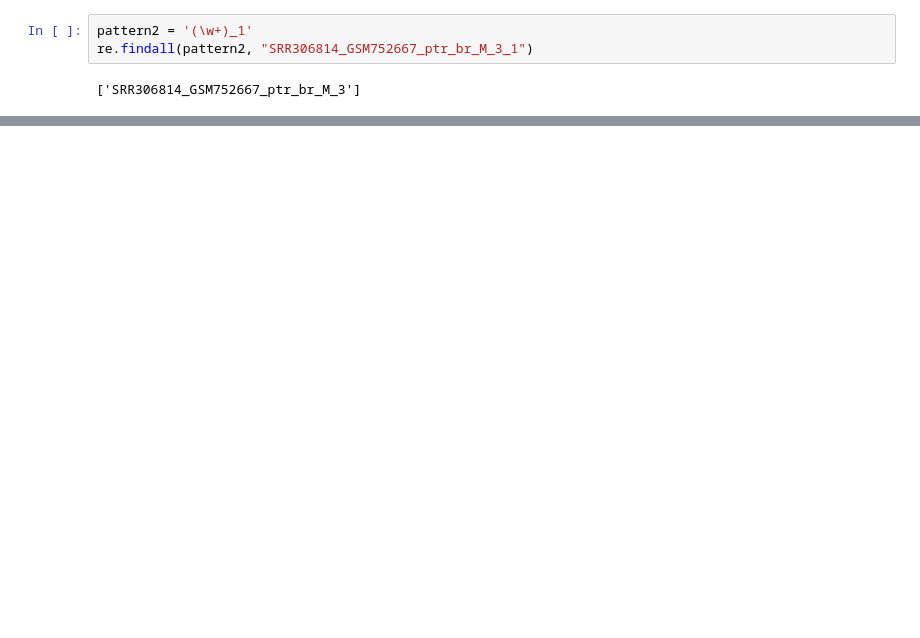
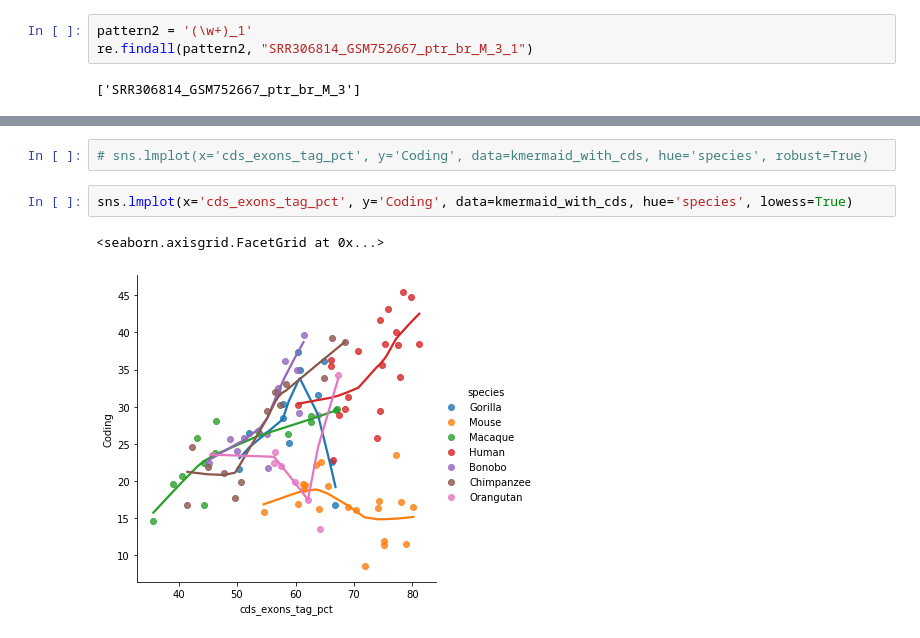
Before and after one commit to czbiohub/kh-analysis, a Jupyter notebook: notebooks/405_compare_extract_coding_to_rseq.ipynb, the cells around one changed output, grey strips where cells are left out. Cells and saved outputs as stored; diff of their text form; blank space fills up the shorter version.

Commit message:
Update comparison of extract coding to rnaseq

```diff
--- a/notebooks/405_compare_extract_coding_to_rseq.ipynb
+++ b/notebooks/405_compare_extract_coding_to_rseq.ipynb
@@ -236,0 +227,7 @@ sns.lmplot(x='cds_exons_tag_pct', y='Coding', data=kmermaid_with_cds, hue='speci
+# %%
+# sns.lmplot(x='cds_exons_tag_pct', y='Coding', data=kmermaid_with_cds, hue='species', robust=True)
+# %%
+sns.lmplot(x='cds_exons_tag_pct', y='Coding', data=kmermaid_with_cds, hue='species', lowess=True)
+# %% [output]
+<seaborn.axisgrid.FacetGrid at 0x...>
+[figure, added]
```
Also changed, not shown: parts of 14 cells of this notebook.
